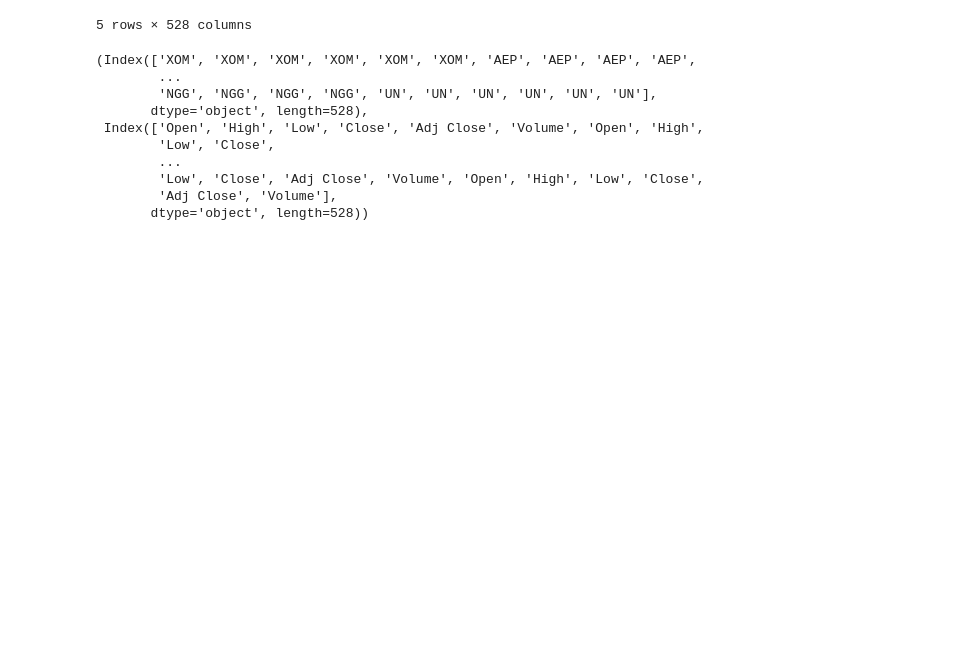
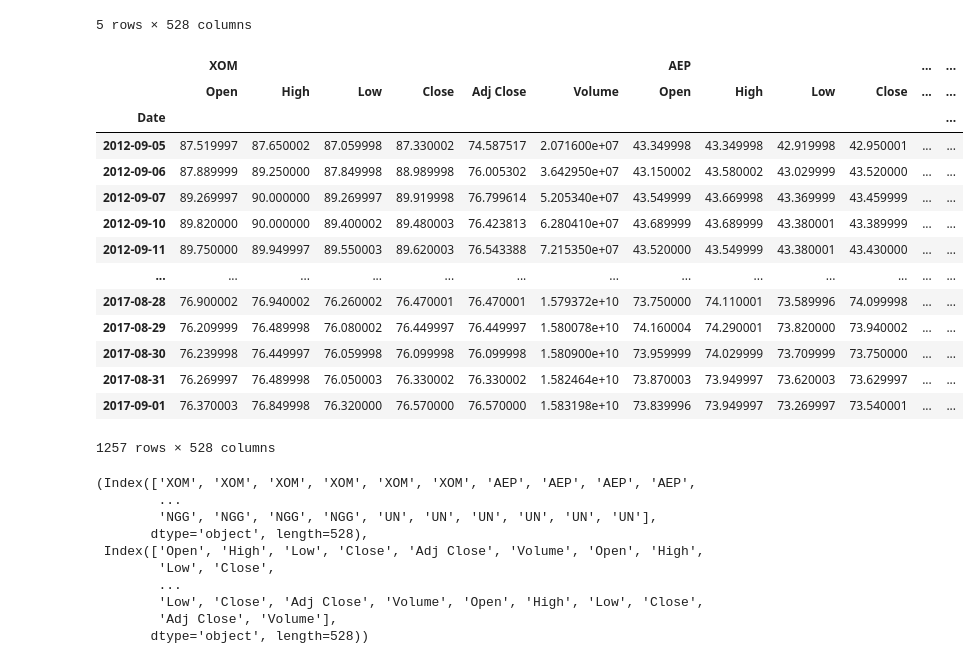
Before and after one commit to strategy155/gdl-usi-2024-spring, a Jupyter notebook: GDL_data_prep.ipynb, the cells around one changed output. Cells and saved outputs as stored; diff of their text form; code cells hidden in the pictures; blank space fills up the shorter version.

```diff
--- a/GDL_data_prep.ipynb
+++ b/GDL_data_prep.ipynb
@@ -38,6 +38,24 @@ def compute_diff_ts(stocknet_df: pd.DataFrame) -> pd.DataFrame :
     return stocknet_diff
 
 stocknet_diff = compute_diff_ts(stocknet_df)
+# %%
+stocknet_diff.cumsum()+stocknet_df.iloc[0]
+# %% [output]
+|  | XOM |  |  |  |  |  | AEP |  |  |  | ... | ... |
+|  | Open | High | Low | Close | Adj Close | Volume | Open | High | Low | Close | ... | ... |
+| Date |  |  |  |  |  |  |  |  |  |  |  | ... |
+| 2012-09-05 | 87.519997 | 87.650002 | 87.059998 | 87.330002 | 74.587517 | 2.071600e+07 | 43.349998 | 43.349998 | 42.919998 | 42.950001 | ... | ... |
+| 2012-09-06 | 87.889999 | 89.250000 | 87.849998 | 88.989998 | 76.005302 | 3.642950e+07 | 43.150002 | 43.580002 | 43.029999 | 43.520000 | ... | ... |
+| 2012-09-07 | 89.269997 | 90.000000 | 89.269997 | 89.919998 | 76.799614 | 5.205340e+07 | 43.549999 | 43.669998 | 43.369999 | 43.459999 | ... | ... |
+| 2012-09-10 | 89.820000 | 90.000000 | 89.400002 | 89.480003 | 76.423813 | 6.280410e+07 | 43.689999 | 43.689999 | 43.380001 | 43.389999 | ... | ... |
+| 2012-09-11 | 89.750000 | 89.949997 | 89.550003 | 89.620003 | 76.543388 | 7.215350e+07 | 43.520000 | 43.549999 | 43.380001 | 43.430000 | ... | ... |
+| ... | ... | ... | ... | ... | ... | ... | ... | ... | ... | ... | ... | ... |
+| 2017-08-28 | 76.900002 | 76.940002 | 76.260002 | 76.470001 | 76.470001 | 1.579372e+10 | 73.750000 | 74.110001 | 73.589996 | 74.099998 | ... | ... |
+| 2017-08-29 | 76.209999 | 76.489998 | 76.080002 | 76.449997 | 76.449997 | 1.580078e+10 | 74.160004 | 74.290001 | 73.820000 | 73.940002 | ... | ... |
+| 2017-08-30 | 76.239998 | 76.449997 | 76.059998 | 76.099998 | 76.099998 | 1.580900e+10 | 73.959999 | 74.029999 | 73.709999 | 73.750000 | ... | ... |
+| 2017-08-31 | 76.269997 | 76.489998 | 76.050003 | 76.330002 | 76.330002 | 1.582464e+10 | 73.870003 | 73.949997 | 73.620003 | 73.629997 | ... | ... |
+| 2017-09-01 | 76.370003 | 76.849998 | 76.320000 | 76.570000 | 76.570000 | 1.583198e+10 | 73.839996 | 73.949997 | 73.269997 | 73.540001 | ... | ... |
+1257 rows × 528 columns
 # %%
 stocknet_diff.columns.get_level_values(0),stocknet_diff.columns.get_level_values(1)
 # %% [output]
```
Also changed, not shown: parts of 2 cells of this notebook.
